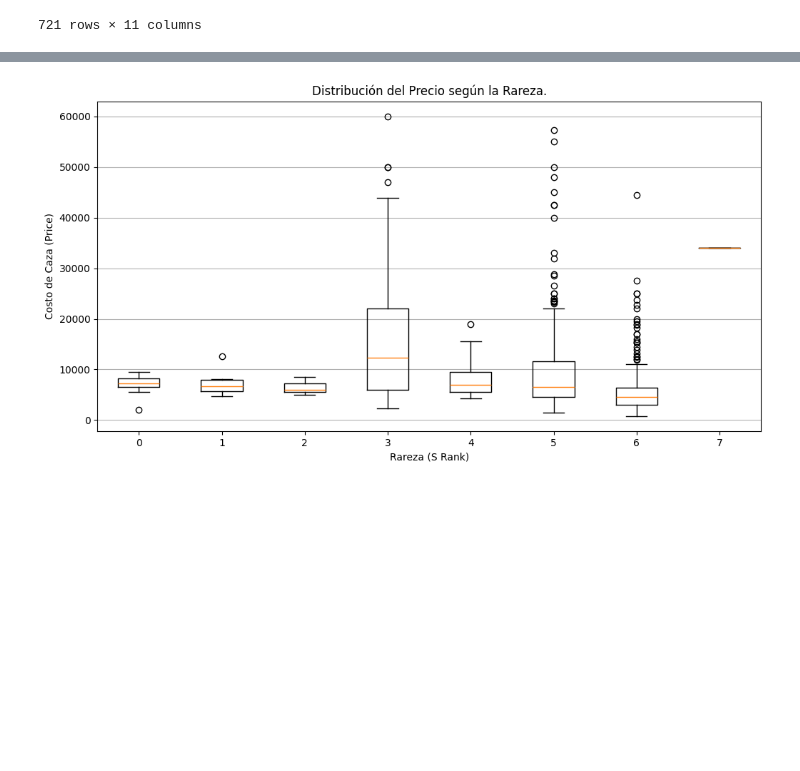
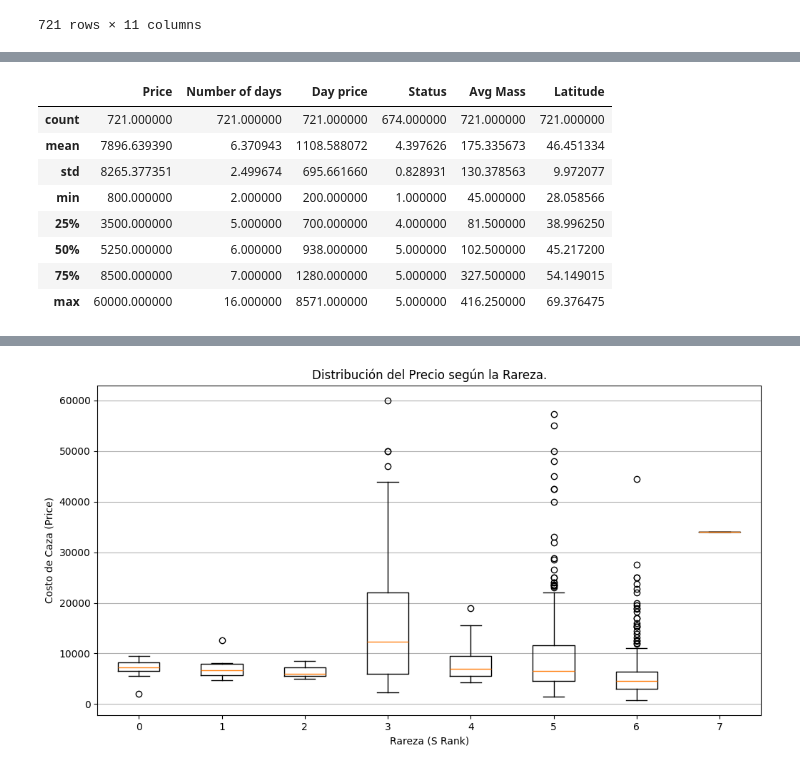
Before and after one commit to Juanalgo1/Alvarez-Maidana, a Jupyter notebook: analisis-jup.ipynb, the cells around one changed output, grey strips where cells are left out. Drawn from its saved outputs; the diff is of its cells as text; code cells hidden in the pictures; blank space fills up the shorter version.

```diff
--- a/analisis-jup.ipynb
+++ b/analisis-jup.ipynb
@@ -124,0 +123,12 @@ S
+# %%
+dataframe.describe()
+# %% [output]
+|  | Price | Number of days | Day price | Status | Avg Mass | Latitude |
+| count | 721.000000 | 721.000000 | 721.000000 | 674.000000 | 721.000000 | 721.000000 |
+| mean | 7896.639390 | 6.370943 | 1108.588072 | 4.397626 | 175.335673 | 46.451334 |
+| std | 8265.377351 | 2.499674 | 695.661660 | 0.828931 | 130.378563 | 9.972077 |
+| min | 800.000000 | 2.000000 | 200.000000 | 1.000000 | 45.000000 | 28.058566 |
+| 25% | 3500.000000 | 5.000000 | 700.000000 | 4.000000 | 81.500000 | 38.996250 |
+| 50% | 5250.000000 | 6.000000 | 938.000000 | 5.000000 | 102.500000 | 45.217200 |
+| 75% | 8500.000000 | 7.000000 | 1280.000000 | 5.000000 | 327.500000 | 54.149015 |
+| max | 60000.000000 | 16.000000 | 8571.000000 | 5.000000 | 416.250000 | 69.376475 |
```
Also changed, not shown: parts of 11 cells of this notebook, 1 other file.
